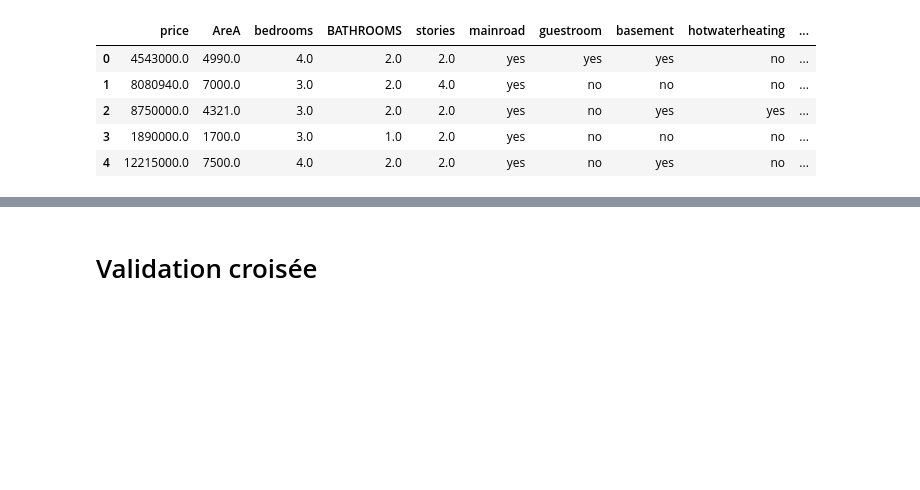
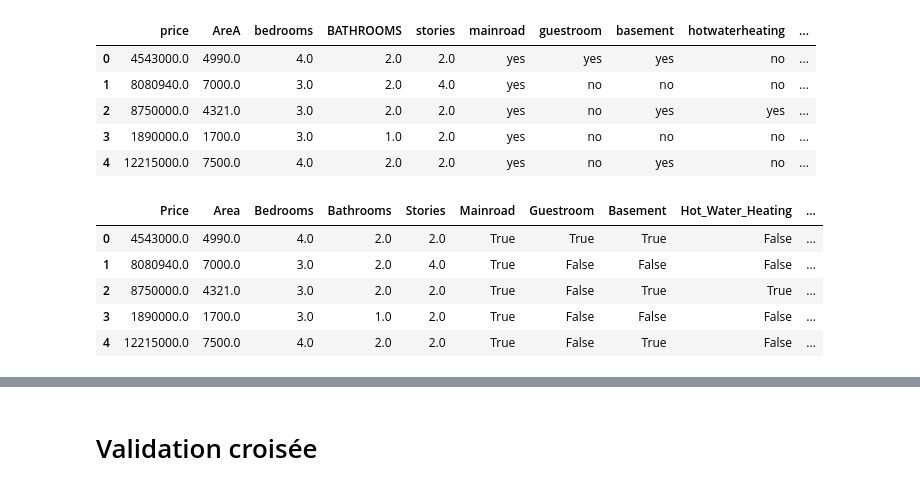
Before and after one commit to ThibaudGENEL/HousingPrice, a Jupyter notebook: notebook.ipynb, the cells around one changed output, grey strips where cells are left out. Saved outputs shown, nothing was run; the diff lists cells and outputs as text; code cells hidden in the pictures; blank space fills up the shorter version.

```diff
--- a/notebook.ipynb
+++ b/notebook.ipynb
@@ -37,0 +42,11 @@ for col in [col for col in df.columns if df[col].dtype == "object"] :
+# %%
+# Corrections on columns names and modalities names
+formatting(df)
+df.head()
+# %% [output]
+|  | Price | Area | Bedrooms | Bathrooms | Stories | Mainroad | Guestroom | Basement | Hot_Water_Heating | ... |
+| 0 | 4543000.0 | 4990.0 | 4.0 | 2.0 | 2.0 | True | True | True | False | ... |
+| 1 | 8080940.0 | 7000.0 | 3.0 | 2.0 | 4.0 | True | False | False | False | ... |
+| 2 | 8750000.0 | 4321.0 | 3.0 | 2.0 | 2.0 | True | False | True | True | ... |
+| 3 | 1890000.0 | 1700.0 | 3.0 | 1.0 | 2.0 | True | False | False | False | ... |
+| 4 | 12215000.0 | 7500.0 | 4.0 | 2.0 | 2.0 | True | False | True | False | ... |
```
Also changed, not shown: parts of 11 cells of this notebook, 2 other files.
